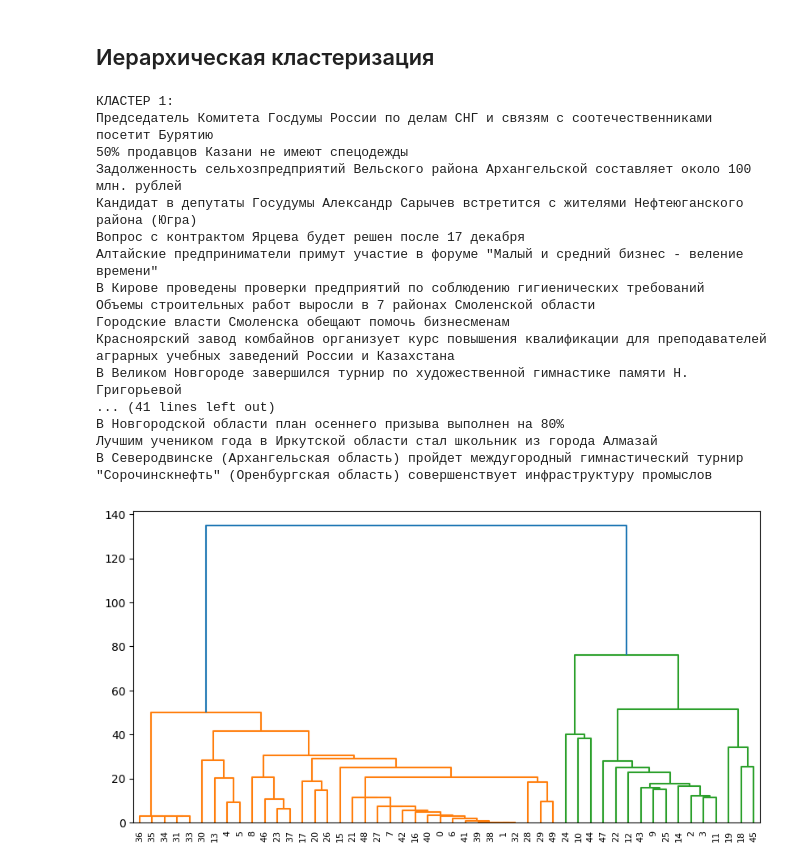
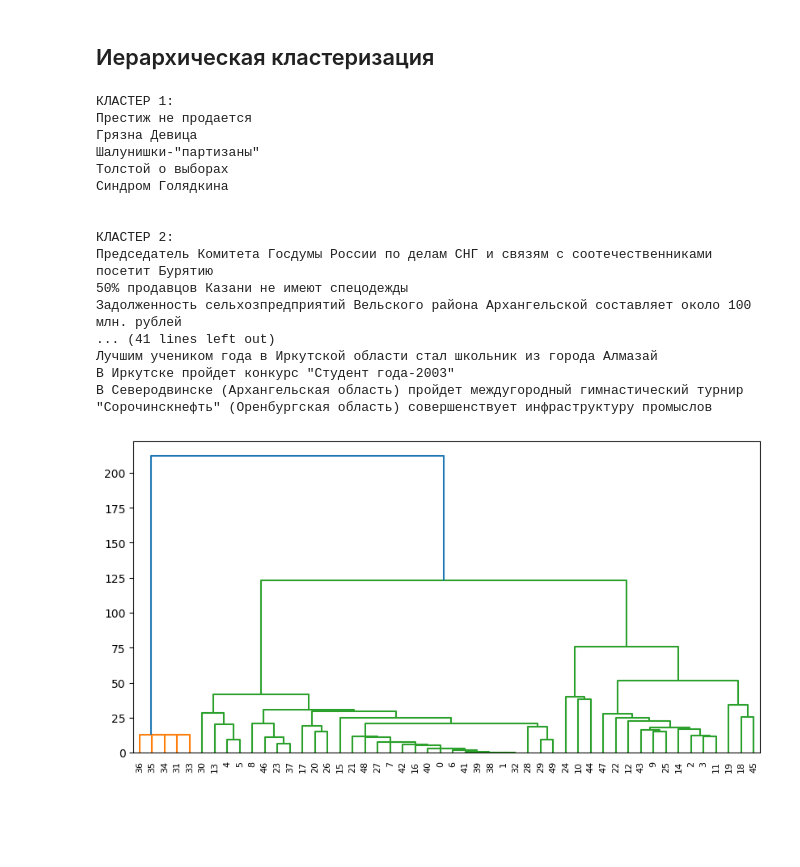
Before and after one commit to Mat-7d0/InfSeaSys, a Jupyter notebook: lab_04/lab.ipynb, the cells around one changed output. Saved outputs shown, nothing was run; the diff lists cells and outputs as text; code cells hidden in the pictures; blank space fills up the shorter version.

```diff
--- a/lab_04/lab.ipynb
+++ b/lab_04/lab.ipynb
@@ -201,41 +201,41 @@ for i in range(len(shingles)):
 import scipy.cluster.hierarchy as sch
 import numpy as np
 import matplotlib.pyplot as plt
 from scipy.cluster.hierarchy import fcluster, linkage
 
 # convert similarity matrix to distance matrix
 distance_matrix = 1 - similarity_matrix
 
 # perform HAC using Ward's method
-distance_matrix[~np.isfinite(distance_matrix)] = 3
+distance_matrix[~np.isfinite(distance_matrix)] = 10
 linkage_matrix = sch.linkage(distance_matrix, method='ward')
 # plot the dendrogram
 fig = plt.figure(figsize=(10, 5))
 dn = sch.dendrogram(linkage_matrix)
 
 clusters = fcluster(linkage_matrix, 3, criterion='maxclust')
 for i in range(1, len(set(clusters)) + 1):
     print(f'КЛАСТЕР {i}:')
     cluster_messages = [non_affected_documents[j] for j, c in enumerate(clusters) if c == i]
     for message in cluster_messages:
         print(message)
     print("\n")
 # %% [output]
 КЛАСТЕР 1:
+Престиж не продается
+Грязна Девица
+Шалунишки-"партизаны"
+Толстой о выборах
+Синдром Голядкина
+
+
+КЛАСТЕР 2:
 Председатель Комитета Госдумы России по делам СНГ и связям с соотечественниками посетит Бурятию
 50% продавцов Казани не имеют спецодежды
 Задолженность сельхозпредприятий Вельского района Архангельской составляет около 100 млн. рублей
-Кандидат в депутаты Госудумы Александр Сарычев встретится с жителями Нефтеюганского района (Югра)
-Вопрос с контрактом Ярцева будет решен после 17 декабря
-Алтайские предприниматели примут участие в форуме "Малый и средний бизнес - веление времени"
-В Кирове проведены проверки предприятий по соблюдению гигиенических требований
-Объемы строительных работ выросли в 7 районах Смоленской области
-Городские власти Смоленска обещают помочь бизнесменам
-Красноярский завод комбайнов организует курс повышения квалификации для преподавателей аграрных учебных заведений России и Казахстана
-В Великом Новгороде завершился турнир по художественной гимнастике памяти Н. Григорьевой
 ... (41 lines left out)
-В Новгородской области план осеннего призыва выполнен на 80%
 Лучшим учеником года в Иркутской области стал школьник из города Алмазай
+В Иркутске пройдет конкурс "Студент года-2003"
 В Северодвинске (Архангельская область) пройдет междугородный гимнастический турнир
 "Сорочинскнефть" (Оренбургская область) совершенствует инфраструктуру промыслов
-[figure, old version]
+[figure, new version]
```
Also changed, not shown: parts of 1 cell of this notebook.
